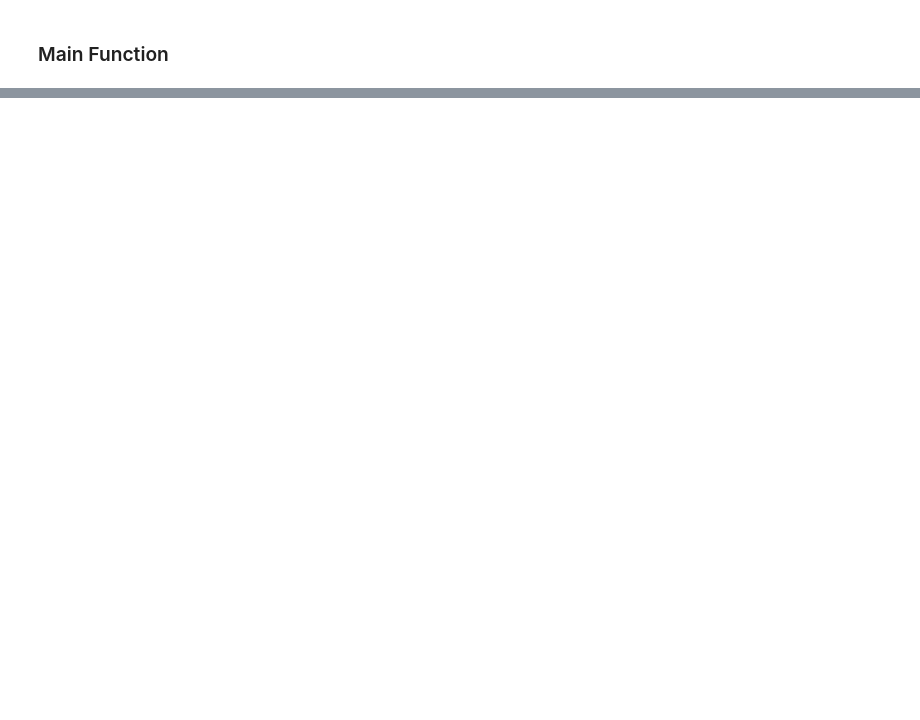
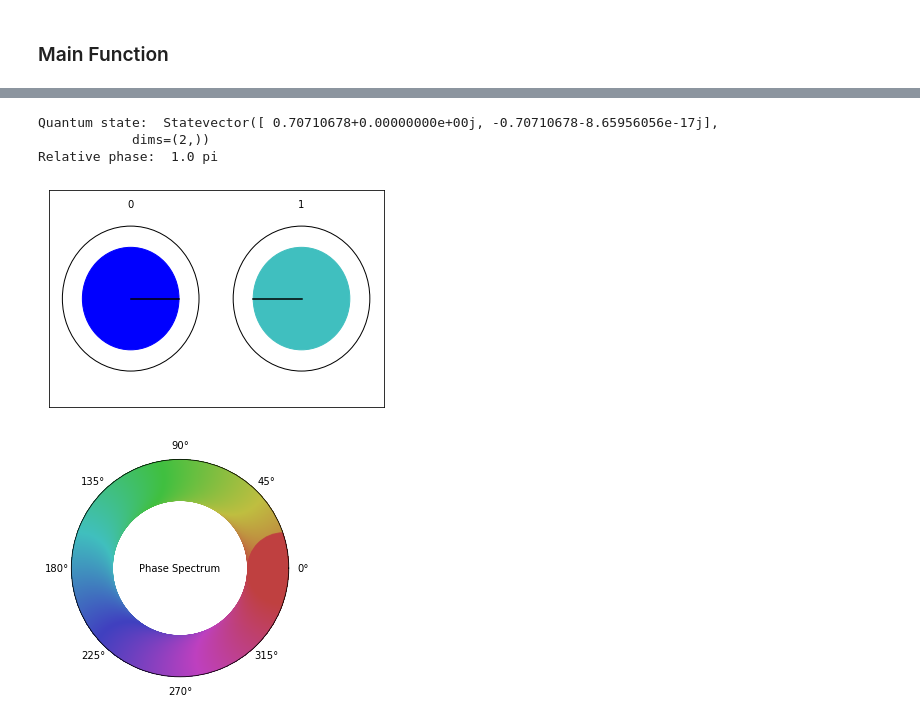
Before and after one commit to drjpeibol/QC-MsC, a Jupyter notebook: Quantum-Computing/Activitie-1/circle_notation.ipynb, the cells around one changed output, grey strips where cells are left out. Saved outputs shown, nothing was run; the diff lists cells and outputs as text; code cells hidden in the pictures; blank space fills up the shorter version.

```diff
--- a/Quantum-Computing/Activitie-1/circle_notation.ipynb
+++ b/Quantum-Computing/Activitie-1/circle_notation.ipynb
@@ -181,0 +269,16 @@ Relative phase:  0.5 pi
+# %%
+job = execute(qc2, backend)
+result = job.result()
+state = result.get_statevector(qc2)
+
+relative_phase = Relative_phase(state)
+
+print("Quantum state: ", state)
+print("Relative phase: ", relative_phase/math.pi, "pi")
+Circles(state)
+# %% [output]
+Quantum state:  Statevector([ 0.70710678+0.00000000e+00j, -0.70710678-8.65956056e-17j],
+            dims=(2,))
+Relative phase:  1.0 pi
+[figure, added]
+[figure, added]
```
Also changed, not shown: parts of 23 cells of this notebook.
